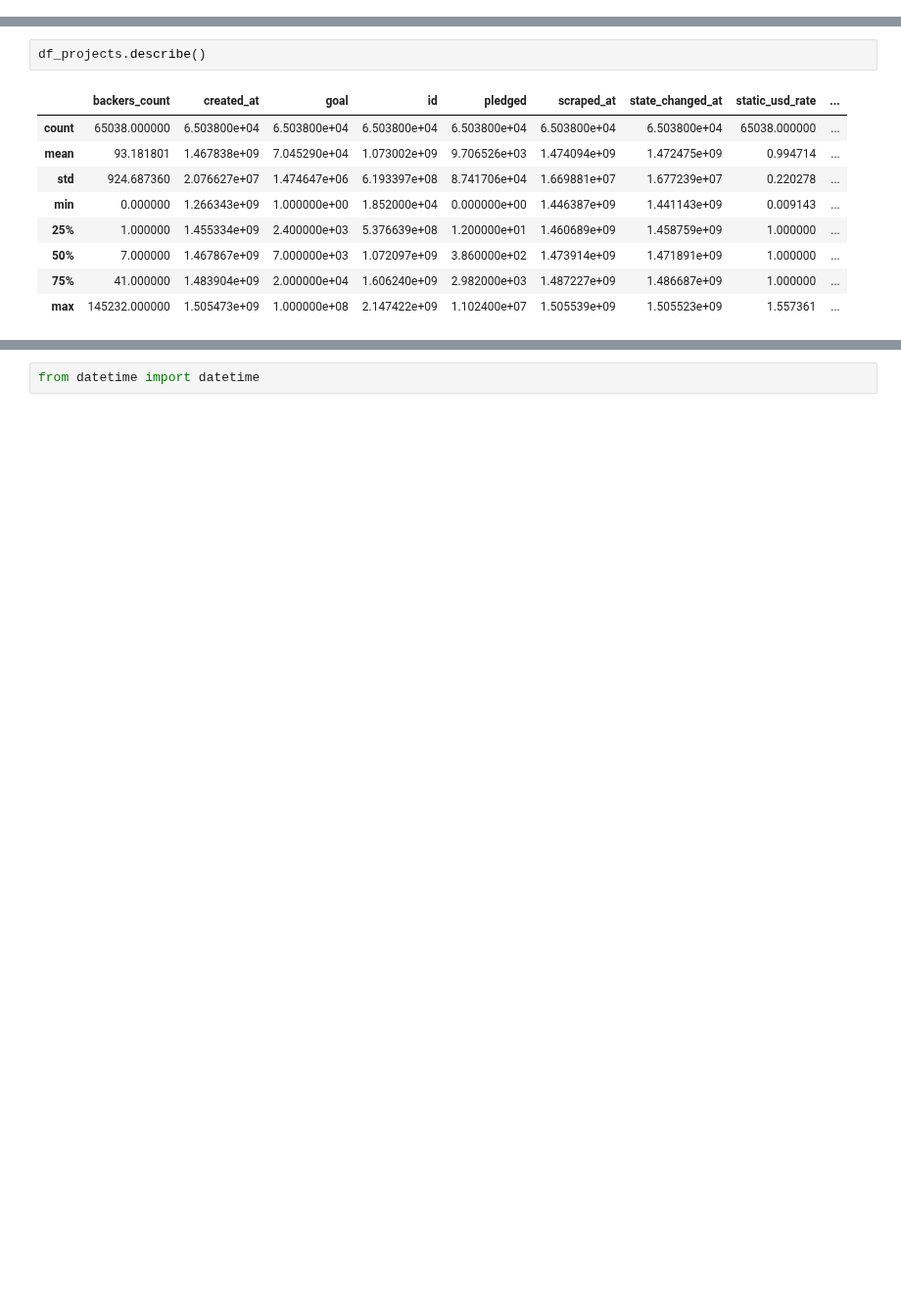
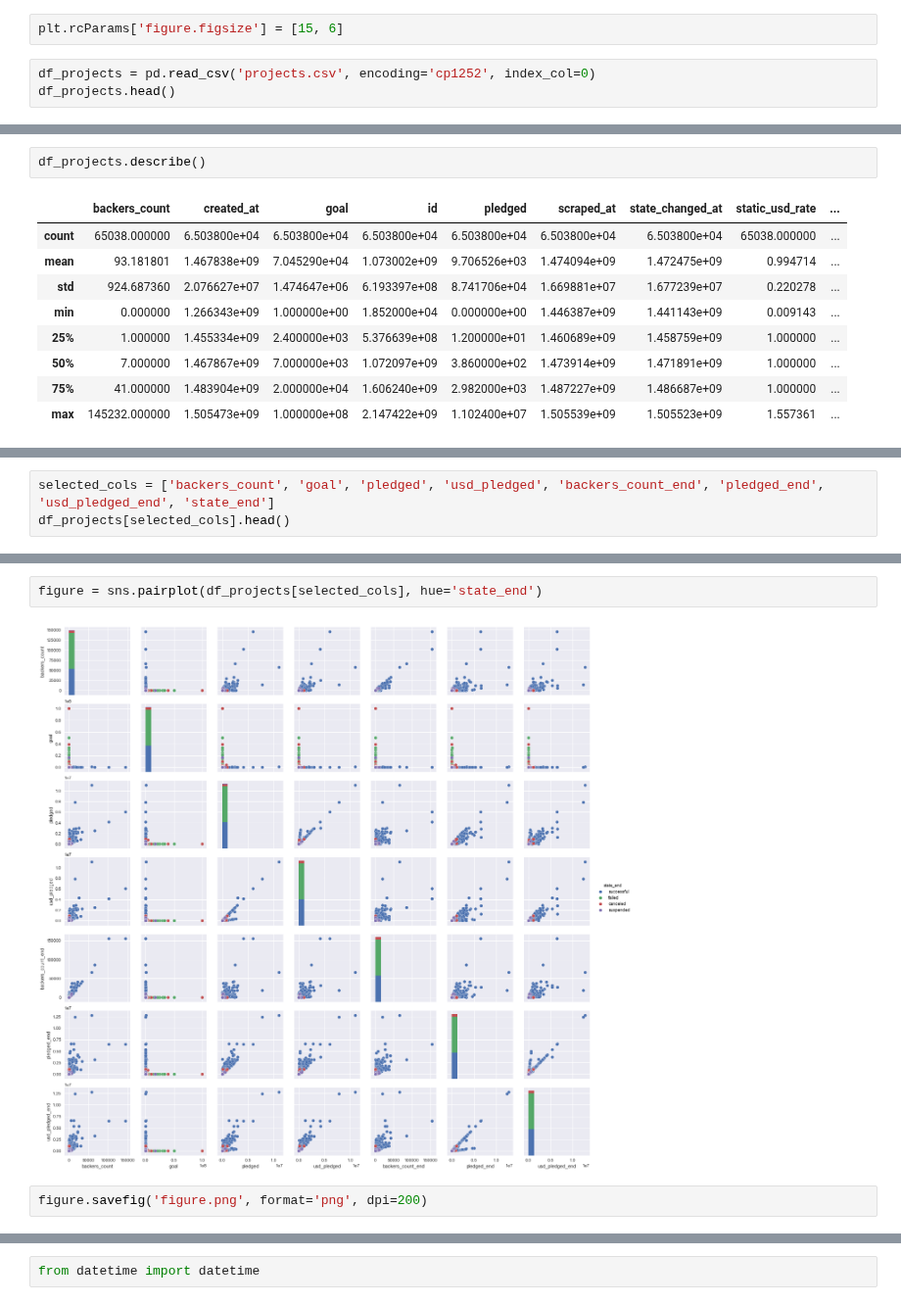
Before and after one commit to blanarik/kickstarter_success_prediction, a Jupyter notebook: 03_Kickstarter_data_integration.ipynb, the cells around one changed output, grey strips where cells are left out. Shown at 98% size. Saved outputs shown, nothing was run; the diff lists cells and outputs as text; blank space fills up the shorter version.

```diff
--- a/03_Kickstarter_data_integration.ipynb
+++ b/03_Kickstarter_data_integration.ipynb
@@ -193,0 +81,5 @@ df_projects.to_csv('projects.csv')
+# %%
+plt.rcParams['figure.figsize'] = [15, 6]
+# %%
+df_projects = pd.read_csv('projects.csv', encoding='cp1252', index_col=0)
+df_projects.head()
@@ -205,0 +128,3 @@ df_projects.describe()
+# %%
+selected_cols = ['backers_count', 'goal', 'pledged', 'usd_pledged', 'backers_count_end', 'pledged_end', 'usd_pledged_end', 'state_end']
+df_projects[selected_cols].head()
@@ -205,0 +150,6 @@ df_projects.describe()
+# %%
+figure = sns.pairplot(df_projects[selected_cols], hue='state_end')
+# %% [output]
+[figure, added]
+# %%
+figure.savefig('figure.png', format='png', dpi=200)
```
Also changed, not shown: parts of 54 cells of this notebook, 1 other file.
